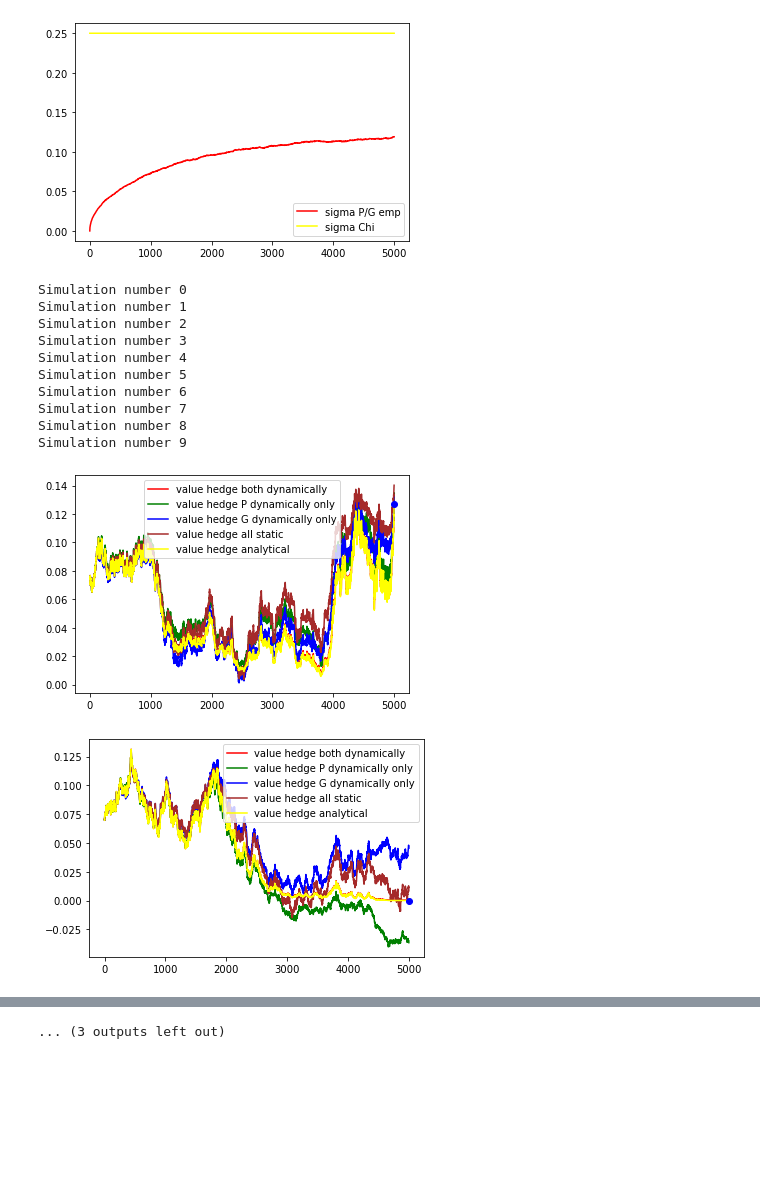
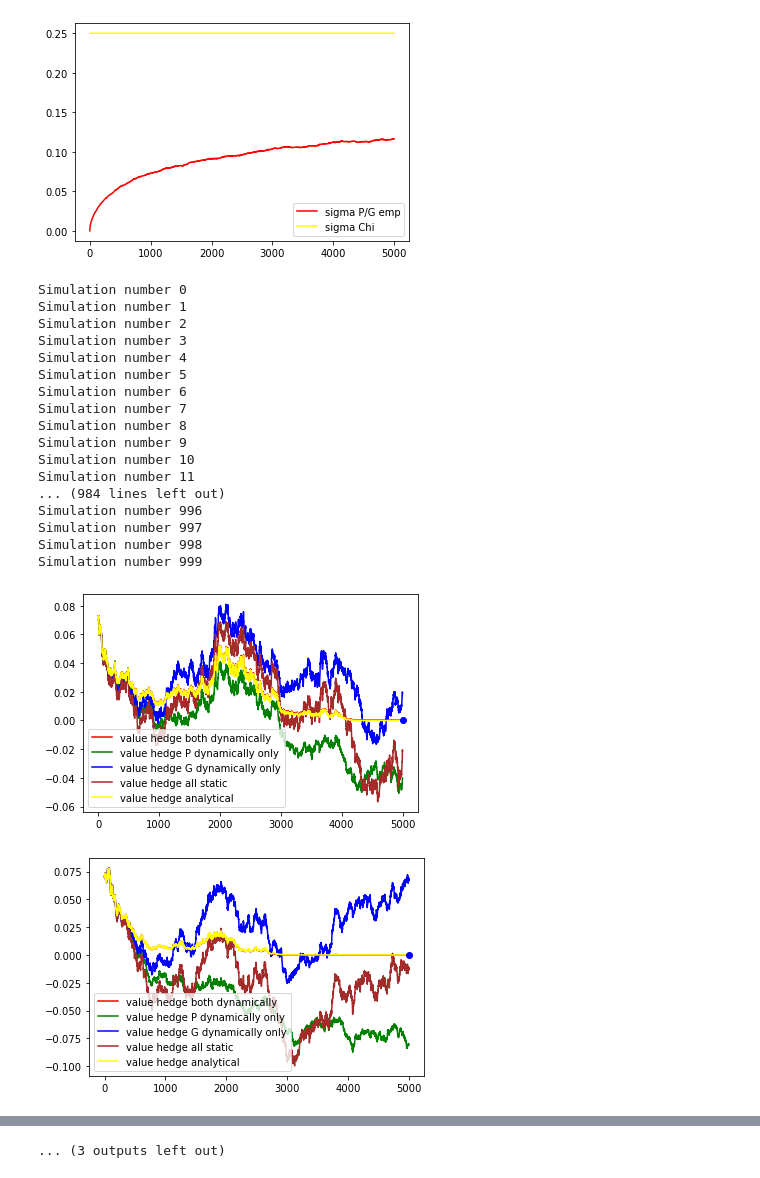
Before and after one commit to BgDaniel/swing_option, a Jupyter notebook: static_dynamic_hedge.ipynb, the cells around one changed output, grey strips where cells are left out. Drawn from its saved outputs; the diff is of its cells as text; code cells hidden in the pictures; blank space fills up the shorter version.

```diff
--- a/static_dynamic_hedge.ipynb
+++ b/static_dynamic_hedge.ipynb
@@ -152,7 +152,7 @@ plt.legend()
 plt.show()
 
 
-_nb_simu = 10
+_nb_simu = 1000
 
 '''
 for i in range(0, min(10,_nb_simu)):
@@ -323,13 +323,20 @@ plt.show()
-[figure, old version]
+[figure, new version]
 Simulation number 0
 Simulation number 1
 Simulation number 2
 Simulation number 3
 Simulation number 4
 Simulation number 5
 Simulation number 6
 Simulation number 7
 Simulation number 8
 Simulation number 9
+Simulation number 10
+Simulation number 11
+... (984 lines left out)
+Simulation number 996
+Simulation number 997
+Simulation number 998
+Simulation number 999
-[figure, old version]
+[figure, new version]
-[figure, old version]
+[figure, new version]
```
Also changed, not shown: parts of 2 cells of this notebook.
